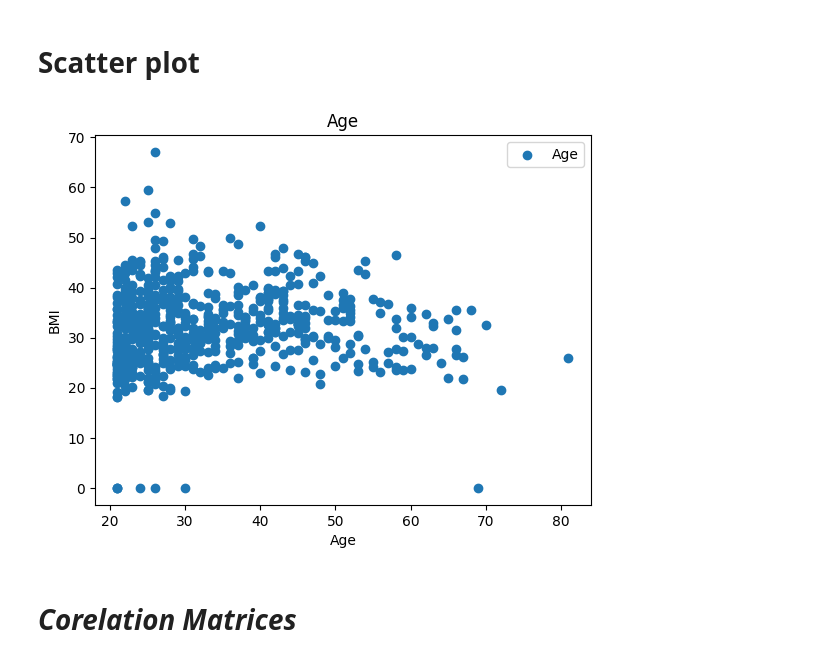
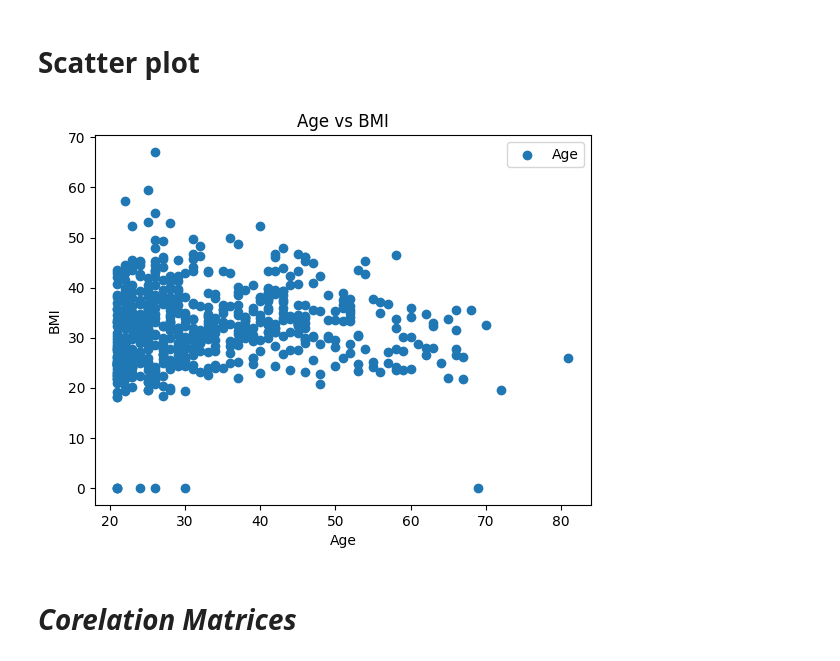
Before and after one commit to Althaf0097/Demo, a Jupyter notebook: Virtual_competition_1.ipynb, the cells around one changed output. Cells and saved outputs as stored; diff of their text form; code cells hidden in the pictures.

```diff
--- a/Virtual_competition_1.ipynb
+++ b/Virtual_competition_1.ipynb
@@ -323,12 +323,12 @@ plt.show()
 # %%
 plt.scatter(data['Age'], data['BMI'] )
 plt.legend(['Age', 'BMI'])
 plt.xlabel('Age')
 plt.ylabel('BMI')
-plt.title('Age')
+plt.title('Age vs BMI')
 plt.show()
 # %% [output]
-[figure, old version]
+[figure, new version]
 # %% [markdown]
 # ***Corelation Matrices***
 # %%
```
Also changed, not shown: parts of 1 cell of this notebook.
